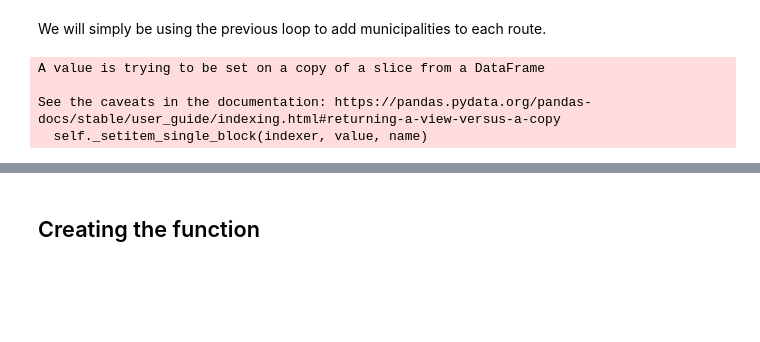
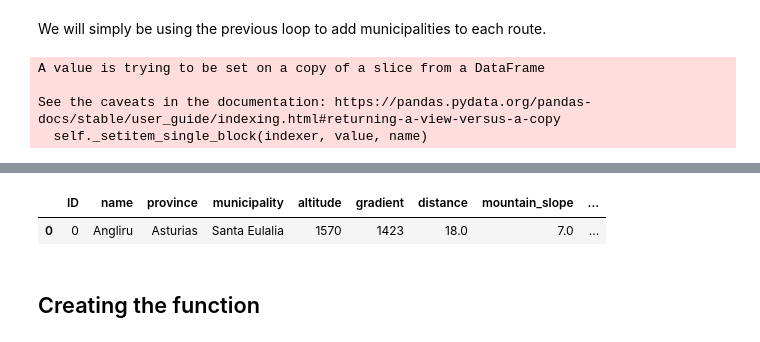
Before and after one commit to on2wheels-es/data, a Jupyter notebook: 2. Assigning route names.ipynb, the cells around one changed output, grey strips where cells are left out. Drawn from its saved outputs; the diff is of its cells as text; code cells hidden in the pictures; blank space fills up the shorter version.

```diff
--- a/2. Assigning route names.ipynb
+++ b/2. Assigning route names.ipynb
@@ -118,3 +120,8 @@ routes.head(1)
+# %%
+ports.head(1)
+# %% [output]
+|  | ID | name | province | municipality | altitude | gradient | distance | mountain_slope | ... |
+| 0 | 0 | Angliru | Asturias | Santa Eulalia | 1570 | 1423 | 18.0 | 7.0 | ... |
 # %% [markdown]
 ## Creating the function
 # %% [markdown]
```
Also changed, not shown: parts of 9 cells of this notebook, 2 other files.
